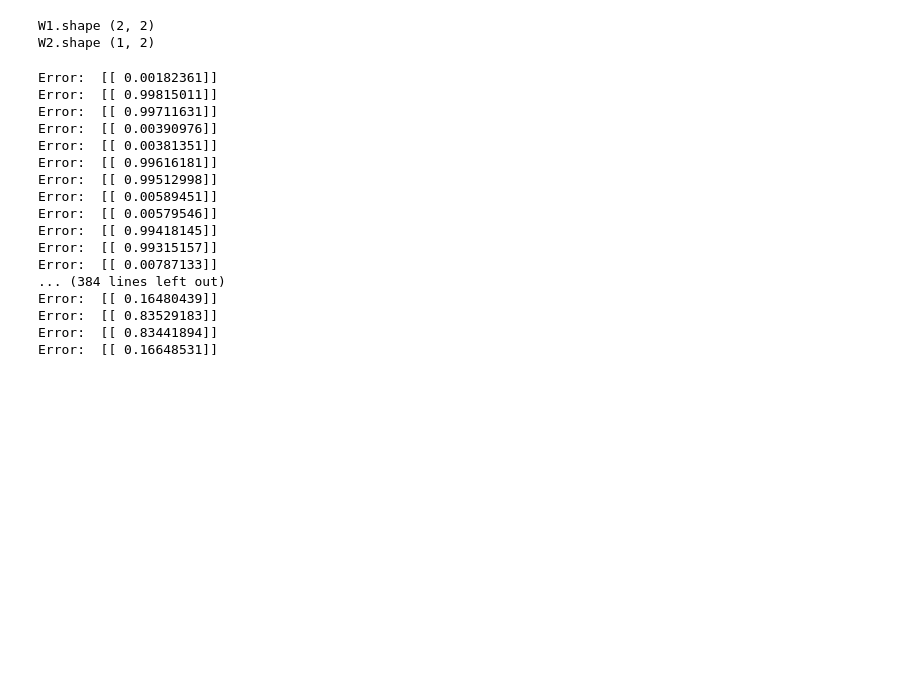
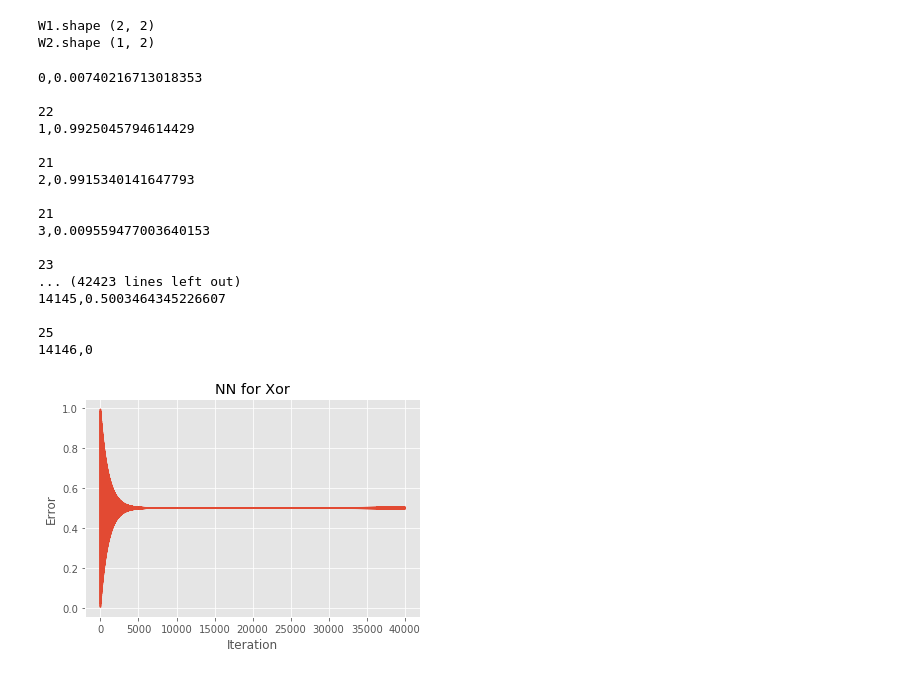
Before and after one commit to luyao777/NN_xor, a Jupyter notebook: Xor_gate.ipynb, the cells around one changed output. Saved outputs shown, nothing was run; the diff lists cells and outputs as text; code cells hidden in the pictures; blank space fills up the shorter version.

Commit message:
debug
add figure
and error = 0.5?
there must be something

```diff
--- a/Xor_gate.ipynb
+++ b/Xor_gate.ipynb
@@ -65,26 +65,53 @@ def train(X,y):
     return error
 # %%
-for i in range(100):
+f = open('data.csv','w',encoding='utf8')
+counter = 0
+for i in range(10000):
     for j in range(4):
         X_temp = np.resize(np.array(X[j].T),(2,1))
         Y_temp = np.resize(np.array(Y[j]),(1,1))
-        #print(X_temp.shape)
-        train(X_temp,Y_temp)
+        er = train(X_temp,Y_temp)
+
+        content = str(counter)+','+str(float(er))+'\n'
+        print(content)
+        f_a = f.write(content)
+        print(f_a)
+        counter += 1
+f.close()
 # %% [output]
-Error:  [[ 0.00182361]]
-Error:  [[ 0.99815011]]
-Error:  [[ 0.99711631]]
-Error:  [[ 0.00390976]]
-Error:  [[ 0.00381351]]
-Error:  [[ 0.99616181]]
-Error:  [[ 0.99512998]]
-Error:  [[ 0.00589451]]
-Error:  [[ 0.00579546]]
-Error:  [[ 0.99418145]]
-Error:  [[ 0.99315157]]
-Error:  [[ 0.00787133]]
-... (384 lines left out)
-Error:  [[ 0.16480439]]
-Error:  [[ 0.83529183]]
-Error:  [[ 0.83441894]]
-Error:  [[ 0.16648531]]
+0,0.00740216713018353
+
+22
+1,0.9925045794614429
+
+21
+2,0.9915340141647793
+
+21
+3,0.009559477003640153
+
+23
+... (42423 lines left out)
+14145,0.5003464345226607
+
+25
+14146,0
+# %%
+from matplotlib import pyplot as plt
+from matplotlib import style
+import numpy as np
+
+style.use('ggplot')
+
+x,y = np.loadtxt('data.csv',
+                 unpack=True,
+                 delimiter = ',')
+
+plt.plot(x,y)
+plt.title('NN for Xor')
+plt.ylabel('Error')
+plt.xlabel('Iteration')
+
+plt.show()
+# %% [output]
+[figure, added]
```
Also changed, not shown: parts of 1 cell of this notebook, 1 other file.
